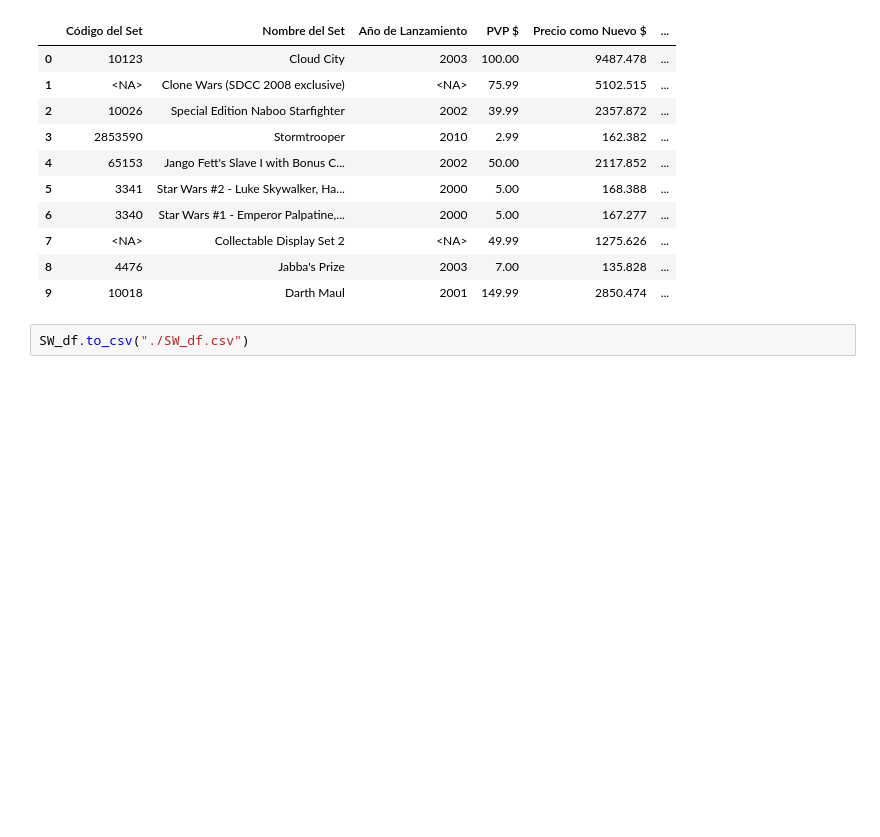
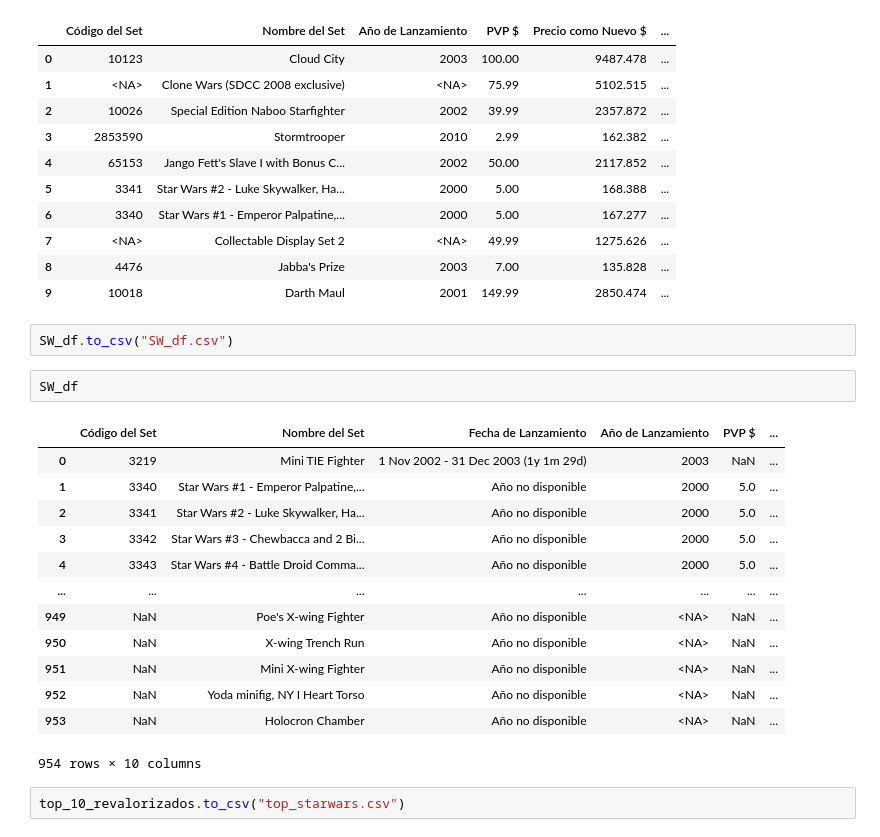
Before and after one commit to aliciacaminero/Proyect_LEA, a Jupyter notebook: DF_Star_Wars.ipynb, the cells around one changed output. Drawn from its saved outputs; the diff is of its cells as text; blank space fills up the shorter version.

```diff
--- a/DF_Star_Wars.ipynb
+++ b/DF_Star_Wars.ipynb
@@ -371,4 +371,22 @@ top_10_revalorizados
 | 8 | 4476 | Jabba's Prize | 2003 | 7.00 | 135.828 | ... |
 | 9 | 10018 | Darth Maul | 2001 | 149.99 | 2850.474 | ... |
 # %%
-SW_df.to_csv("./SW_df.csv")
+SW_df.to_csv("SW_df.csv")
+# %%
+SW_df
+# %% [output]
+|  | Código del Set | Nombre del Set | Fecha de Lanzamiento | Año de Lanzamiento | PVP $ | ... |
+| 0 | 3219 | Mini TIE Fighter | 1 Nov 2002 - 31 Dec 2003 (1y 1m 29d) | 2003 | NaN | ... |
+| 1 | 3340 | Star Wars #1 - Emperor Palpatine,... | Año no disponible | 2000 | 5.0 | ... |
+| 2 | 3341 | Star Wars #2 - Luke Skywalker, Ha... | Año no disponible | 2000 | 5.0 | ... |
+| 3 | 3342 | Star Wars #3 - Chewbacca and 2 Bi... | Año no disponible | 2000 | 5.0 | ... |
+| 4 | 3343 | Star Wars #4 - Battle Droid Comma... | Año no disponible | 2000 | 5.0 | ... |
+| ... | ... | ... | ... | ... | ... | ... |
+| 949 | NaN | Poe's X-wing Fighter | Año no disponible | <NA> | NaN | ... |
+| 950 | NaN | X-wing Trench Run | Año no disponible | <NA> | NaN | ... |
+| 951 | NaN | Mini X-wing Fighter | Año no disponible | <NA> | NaN | ... |
+| 952 | NaN | Yoda minifig, NY I Heart Torso | Año no disponible | <NA> | NaN | ... |
+| 953 | NaN | Holocron Chamber | Año no disponible | <NA> | NaN | ... |
+954 rows × 10 columns
+# %%
+top_10_revalorizados.to_csv("top_starwars.csv")
```
Also changed, not shown: parts of 3 cells of this notebook, 6 other files.
